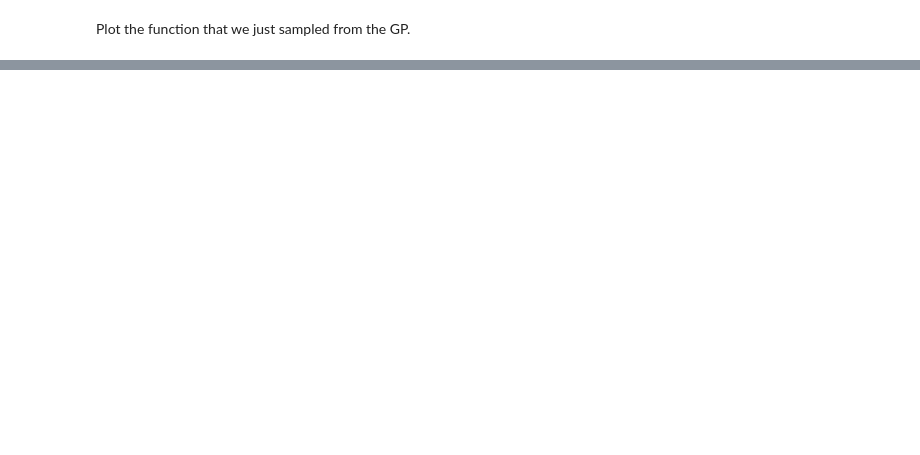
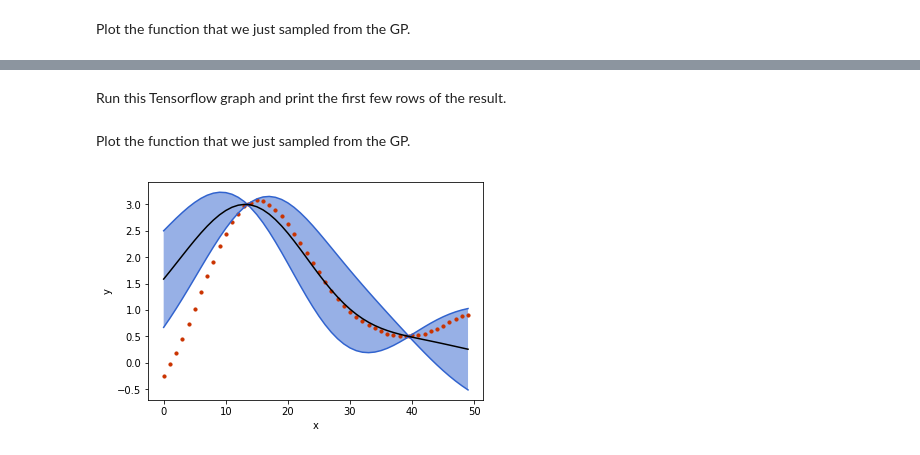
Before and after one commit to JEM-Mosig/blog-garnelo_neural_2018, a Jupyter notebook: doc/ref/GaussianProcess.ipynb, the cells around one changed output, grey strips where cells are left out. Cells and saved outputs as stored; diff of their text form; code cells hidden in the pictures; blank space fills up the shorter version.

```diff
--- a/doc/ref/GaussianProcess.ipynb
+++ b/doc/ref/GaussianProcess.ipynb
@@ -45,0 +58,2 @@ list_plot(result, axes_label=("x", "y"))
+# %%
+x = tf.concat([x_context, x_target], 1)
@@ -45,0 +62,2 @@ list_plot(result, axes_label=("x", "y"))
+# %%
+gp = GaussianProcess(squared_exponential_kernel(x, 10.), context_values=y_context)
@@ -45,0 +68,15 @@ list_plot(result, axes_label=("x", "y"))
+# %%
+f = tf_sort_by_col(tf.transpose(tf.reshape(tf.stack([x, gp.sample]), (2, -1))), 0)
+fp = tf_sort_by_col(tf.transpose(tf.reshape(tf.stack([x, gp.mean + gp.standard_deviation]), (2, -1))), 0)
+fm = tf_sort_by_col(tf.transpose(tf.reshape(tf.stack([x, gp.mean - gp.standard_deviation]), (2, -1))), 0)
+f0 = tf_sort_by_col(tf.transpose(tf.reshape(tf.stack([x, gp.mean]), (2, -1))), 0)
+# %% [markdown]
+Run this Tensorflow graph and print the first few rows of the result.
+# %%
+with tf.Session() as session:
+    writer = tf.summary.FileWriter("/home/jem-mosig/projects/ml/blog-garnelo_neural_2018/_draft/tb", session.graph)
+    writer.close()
+    s, sp, sm, s0, var = session.run([f, fp, fm, f0, (gp.variance)])
+    #s, s0 = session.run([f, f0])
+# %% [markdown]
+Plot the function that we just sampled from the GP.
@@ -45,0 +86,14 @@ list_plot(result, axes_label=("x", "y"))
+# %%
+list_plot([s, sp, sm, s0],
+          joined=[False,True,True,True],
+          mesh=[True,False,False,False],
+          plot_style=[
+              Color.color_data(n=0),      # Sample in red
+              Color.color_data(n=1),      # Confidence interval bounds in blue
+              Color.color_data(n=1),
+              Color((0., 0., 0.))],       # Mean in black
+          axes_label=("x", "y"),
+          filling=[[1,2]]
+    )
+# %% [output]
+[figure, added]
```
Also changed, not shown: parts of 12 cells of this notebook, 2 other files.
